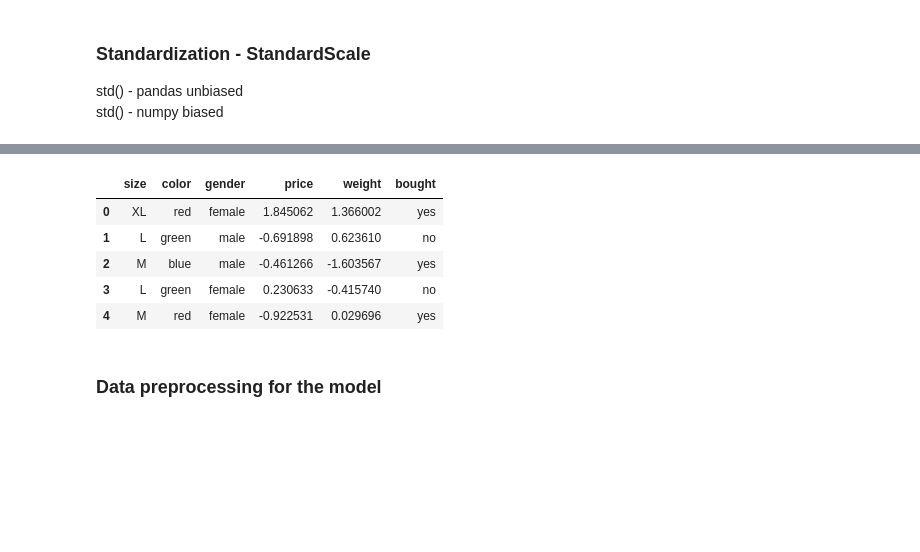
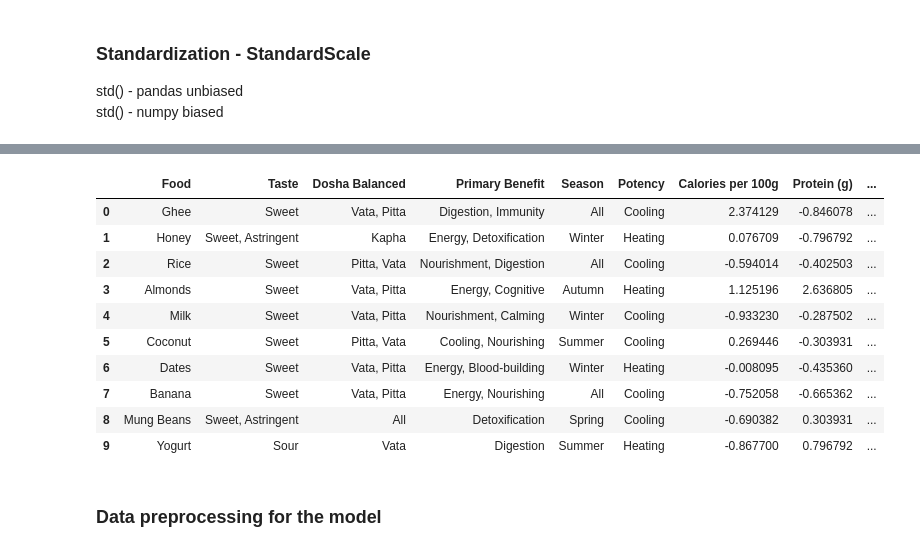
Before and after one commit to KarolinaK-14/ML, a Jupyter notebook: data_preprocessing.ipynb, the cells around one changed output, grey strips where cells are left out. Saved outputs shown, nothing was run; the diff lists cells and outputs as text; code cells hidden in the pictures; blank space fills up the shorter version.

```diff
--- a/data_preprocessing.ipynb
+++ b/data_preprocessing.ipynb
@@ -228,0 +346,3 @@ df
+# %%
+df = df_raw.copy()
+df
@@ -334,0 +517,11 @@ array([ 1.84506242, -0.69189841, -0.4612656 ,  0.2306328 , -0.92253121])
+# %%
+# from sklearn.preprocessing import scale
+
+# scale(df['price'])
+
+from sklearn.preprocessing import scale, StandardScaler
+
+# scale(df['Protein (g)'])
+
+scaler = StandardScaler()
+scaler.fit_transform(df[['Protein (g)']])
@@ -335,15 +539,23 @@ array([ 1.84506242, -0.69189841, -0.4612656 ,  0.2306328 , -0.92253121])
 # %%
-from sklearn.preprocessing import StandardScaler
+# from sklearn.preprocessing import StandardScaler
 
-scaler = StandardScaler()
-df[['price', 'weight']] = scaler.fit_transform(df[['price', 'weight']])
+# scaler = StandardScaler()
+# df[['price', 'weight']] = scaler.fit_transform(df[['price', 'weight']])
+# df
+df[['Protein (g)', 'Fiber (g)']] = scaler.fit_transform(df[['Protein (g)', 'Fiber (g)']])
+df['Calories per 100g'] = scaler.fit_transform(df[['Calories per 100g']])
 df
 # %% [output]
-|  | size | color | gender | price | weight | bought |
-| 0 | XL | red | female | 1.845062 | 1.366002 | yes |
-| 1 | L | green | male | -0.691898 | 0.623610 | no |
-| 2 | M | blue | male | -0.461266 | -1.603567 | yes |
-| 3 | L | green | female | 0.230633 | -0.415740 | no |
-| 4 | M | red | female | -0.922531 | 0.029696 | yes |
+|  | Food | Taste | Dosha Balanced | Primary Benefit | Season | Potency | Calories per 100g | Protein (g) | ... |
+| 0 | Ghee | Sweet | Vata, Pitta | Digestion, Immunity | All | Cooling | 2.374129 | -0.846078 | ... |
+| 1 | Honey | Sweet, Astringent | Kapha | Energy, Detoxification | Winter | Heating | 0.076709 | -0.796792 | ... |
+| 2 | Rice | Sweet | Pitta, Vata | Nourishment, Digestion | All | Cooling | -0.594014 | -0.402503 | ... |
+| 3 | Almonds | Sweet | Vata, Pitta | Energy, Cognitive | Autumn | Heating | 1.125196 | 2.636805 | ... |
+| 4 | Milk | Sweet | Vata, Pitta | Nourishment, Calming | Winter | Cooling | -0.933230 | -0.287502 | ... |
+| 5 | Coconut | Sweet | Pitta, Vata | Cooling, Nourishing | Summer | Cooling | 0.269446 | -0.303931 | ... |
+| 6 | Dates | Sweet | Vata, Pitta | Energy, Blood-building | Winter | Heating | -0.008095 | -0.435360 | ... |
+| 7 | Banana | Sweet | Vata, Pitta | Energy, Nourishing | All | Cooling | -0.752058 | -0.665362 | ... |
+| 8 | Mung Beans | Sweet, Astringent | All | Detoxification | Spring | Cooling | -0.690382 | 0.303931 | ... |
+| 9 | Yogurt | Sour | Vata | Digestion | Summer | Heating | -0.867700 | 0.796792 | ... |
 # %% [markdown]
 ### <a name='8'></a> Data preprocessing for the model
```
Also changed, not shown: parts of 40 cells of this notebook.
